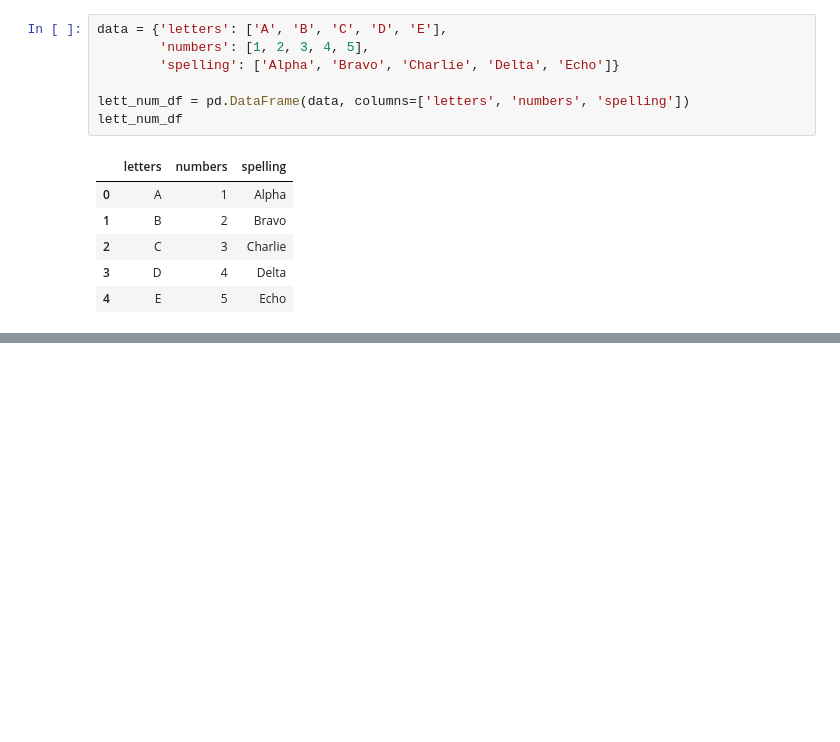
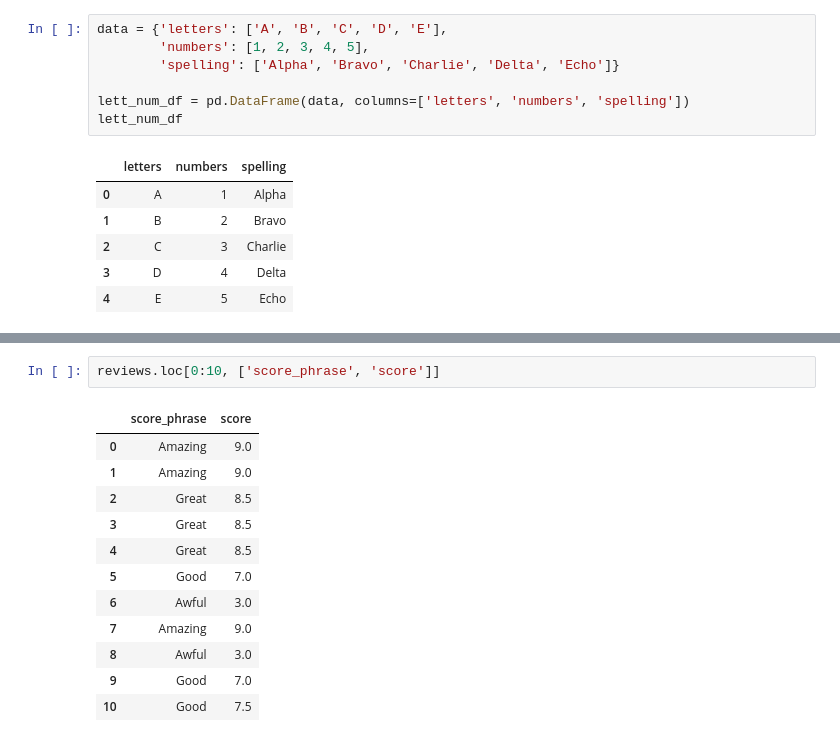
Before and after one commit to Devid-developer/Unsupervised-Learning, a Jupyter notebook: labs/IntroToPandas.ipynb, the cells around one changed output, grey strips where cells are left out. Drawn from its saved outputs; the diff is of its cells as text; blank space fills up the shorter version.

```diff
--- a/labs/IntroToPandas.ipynb
+++ b/labs/IntroToPandas.ipynb
@@ -149,0 +207,15 @@ lett_num_df
+# %%
+reviews.loc[0:10, ['score_phrase', 'score']]
+# %% [output]
+|  | score_phrase | score |
+| 0 | Amazing | 9.0 |
+| 1 | Amazing | 9.0 |
+| 2 | Great | 8.5 |
+| 3 | Great | 8.5 |
+| 4 | Great | 8.5 |
+| 5 | Good | 7.0 |
+| 6 | Awful | 3.0 |
+| 7 | Amazing | 9.0 |
+| 8 | Awful | 3.0 |
+| 9 | Good | 7.0 |
+| 10 | Good | 7.5 |
```
Also changed, not shown: parts of 16 cells of this notebook.
